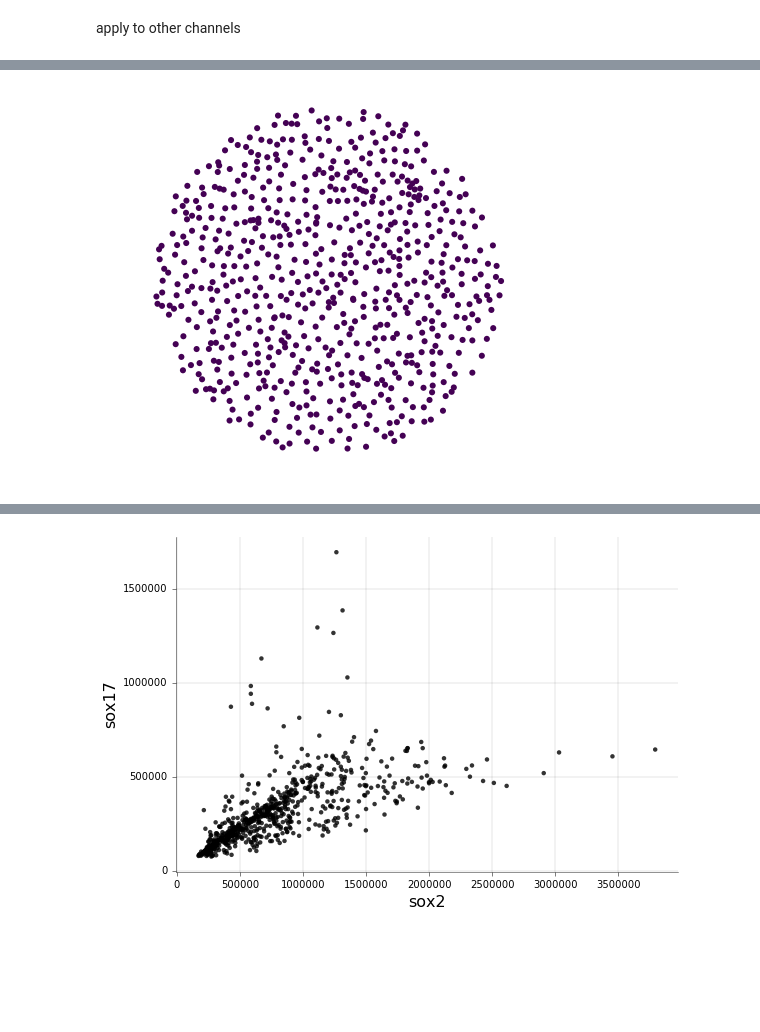
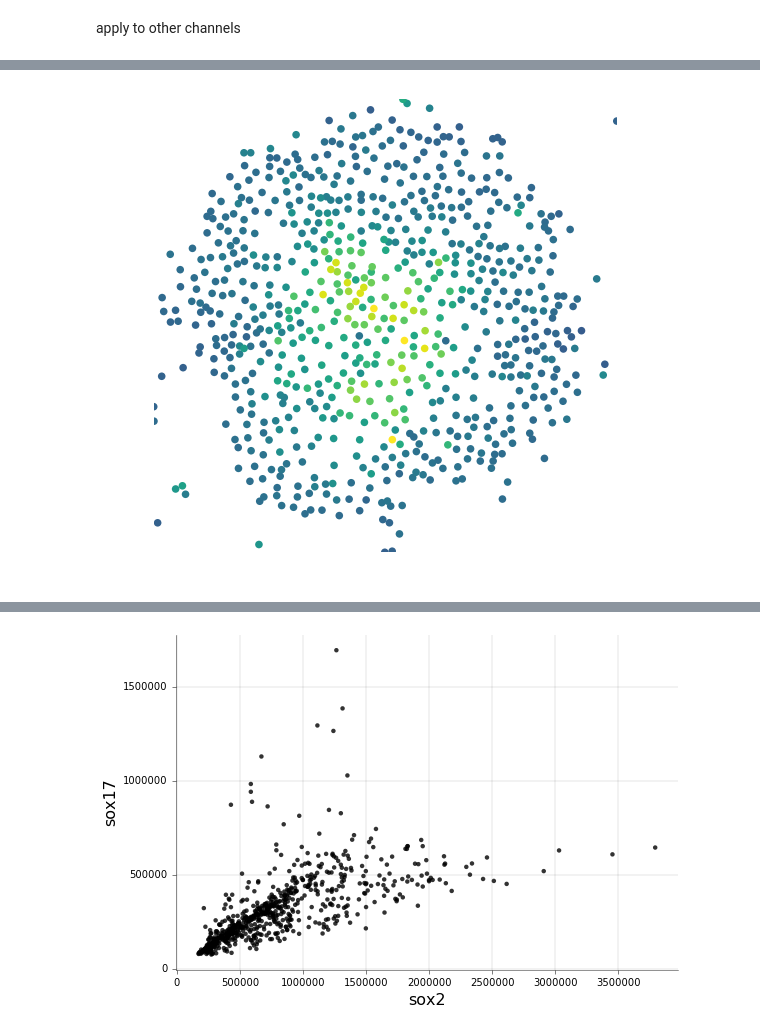
Before and after one commit to jjmetzger/stemcell_segmentation, a Jupyter notebook: watershed3d.ipynb, the cells around one changed output, grey strips where cells are left out. Cells and saved outputs as stored; diff of their text form; code cells hidden in the pictures; blank space fills up the shorter version.

```diff
--- a/watershed3d.ipynb
+++ b/watershed3d.ipynb
@@ -16,8 +21,8 @@ from matplotlib.pylab import imshow, plot, subplots, hist, scatter, bar, step, a
 # %% [markdown]
 load file
 # %%
-# filename = '/Users/jakob/Documents/RU/Data/ufo_min/T0162/UFO20150807_stitched001_T0162_c1.tif'
-filename = '/Users/jakob/Documents/RU/Code/watershed3d/segmentation_example/DAPI-1.tif'
+filename = '/Users/jakob/Documents/RU/Data/ufo_min/T0162/UFO20150807_stitched001_T0162_c1.tif'
+# filename = '/Users/jakob/Documents/RU/Code/watershed3d/segmentation_example/DAPI-1.tif'
 # filename = '/Users/jakob/Documents/RU/Data/ufo_min/T0127/UFO20150807_stitched001_T0127_c1.tif'
 # filename = '/Users/jakob/Documents/RU/Data/ufo_min/T0050/UFO20150807_stitched001_T0050_c1.tif'
 # filename = '/Users/jakob/Documents/RU/Data/mouse_example/C1-Brachy_568_FoxA2_488_Cdx2_647_500um_2_filtered.tif'
@@ -147,7 +274,7 @@ w.df['sox2'].hist(bins=50)
 # %%
-watershed3d.dot_plot(w, 'sox2', color_range=[0,1000000], r_limit=300)
+watershed3d.dot_plot([w], 'sox2', color_range=[0,800], r_limit=None)
 # %% [output]
-[figure, old version]
+[figure, new version]
 # %%
 reload(watershed3d)
 watershed3d.coexpression_per_pixel(w, 'sox2', 'sox17', gates=[100,100], bins=50, lognorm=False)
```
Also changed, not shown: parts of 37 cells of this notebook, 1 other file.
